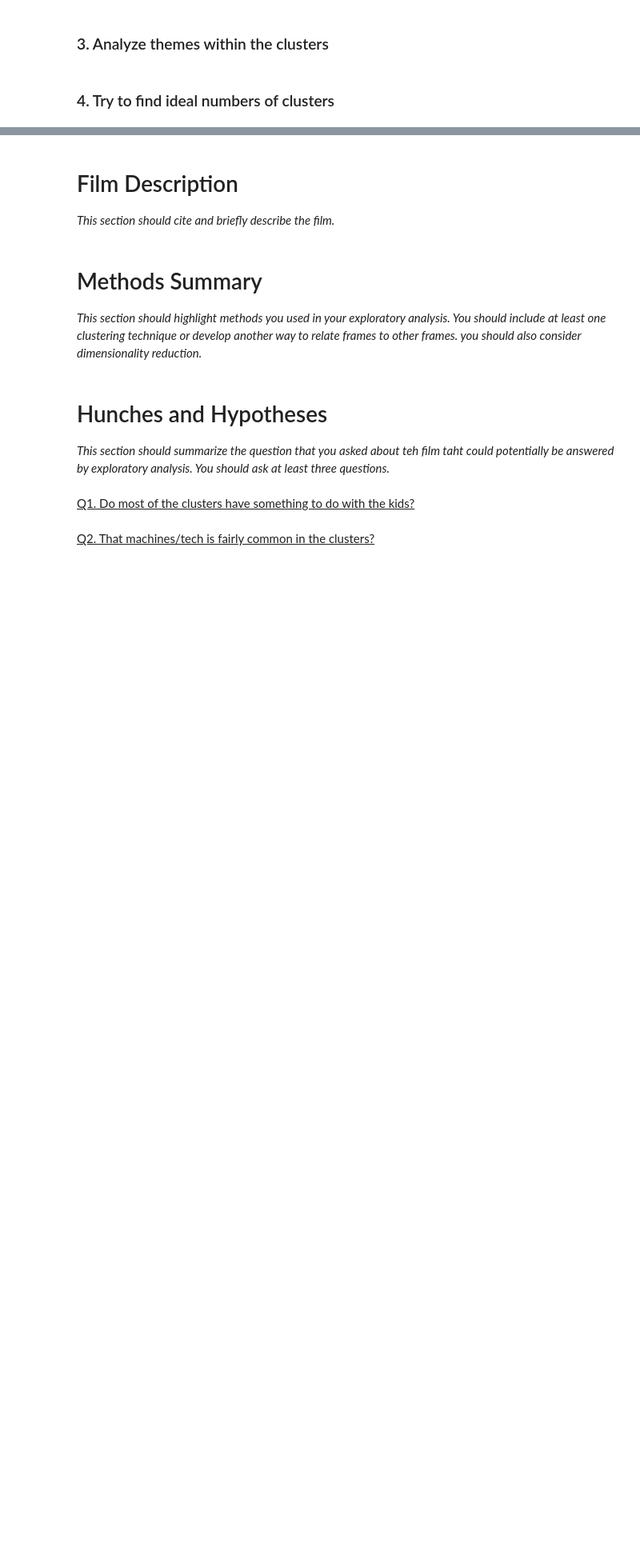
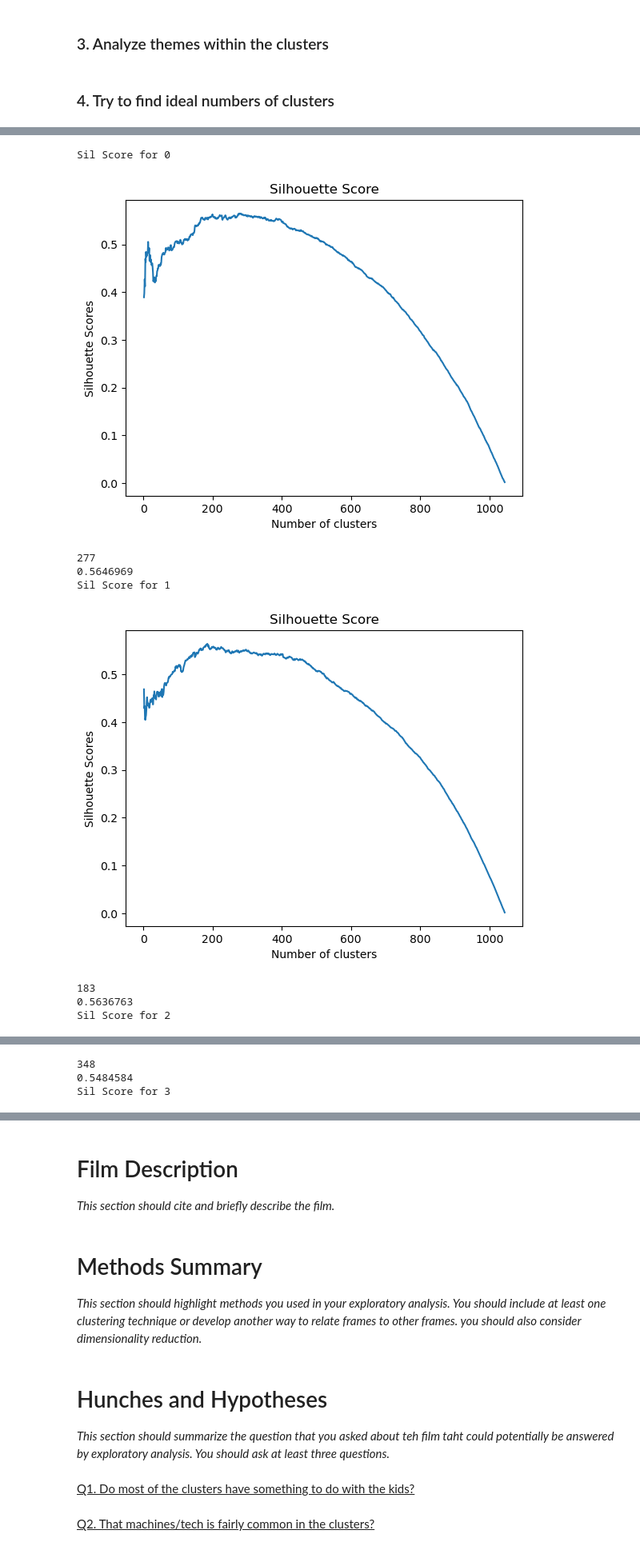
Before and after one commit to Pckay4058/embed-7, a Jupyter notebook: group_7_embed.ipynb, the cells around one changed output, grey strips where cells are left out. Shown at 80% size. Saved outputs shown, nothing was run; the diff lists cells and outputs as text; code cells hidden in the pictures; blank space fills up the shorter version.

```diff
--- a/group_7_embed.ipynb
+++ b/group_7_embed.ipynb
@@ -29,2 +47,7 @@ it.
 # %% [markdown]
 ### 2. Make clusters along chunks of the timeline
+# %%
+No_chunks = 5
+chunk_embeddings = np.array_split(embeddings, No_chunks)
+
+print(chunk_embeddings)
@@ -34,0 +106,38 @@ it.
+# %%
+tsne = TSNE(n_components=2, random_state=42)
+warnings.filterwarnings('ignore')
+
+for k in range(0, No_chunks):
+    chunk_vectors = tsne.fit_transform(chunk_embeddings[k])
+
+    print("Sil Score for "+str(k))
+    sil_score=[]
+    maxInd = 0
+    for i in range(2,len(chunk_embeddings[k])):
+        kmeans = KMeans(n_clusters=i, random_state=42, n_init='auto').fit(chunk_vectors)
+        kmeans_labels = kmeans.labels_
+
+        sil_score.append(silhouette_score(chunk_vectors, kmeans_labels, metric = 'euclidean'))
+        if i !=2:
+            if sil_score[i-2] >= sil_score[maxInd]:
+                maxInd = i-2
+
+
+    plt.plot(range(2,len(chunk_embeddings[k])),sil_score)
+    plt.title('Silhouette Score')
+    plt.xlabel('Number of clusters')
+    plt.ylabel('Silhouette Scores')
+    plt.show()
+
+    print(maxInd)
+    print(sil_score[maxInd])
+# %% [output]
+Sil Score for 0
+[figure, added]
+277
+0.5646969
+Sil Score for 1
+[figure, added]
+183
+0.5636763
+Sil Score for 2
@@ -34,0 +145,3 @@ it.
+348
+0.5484584
+Sil Score for 3
```
Also changed, not shown: parts of 4 cells of this notebook.
